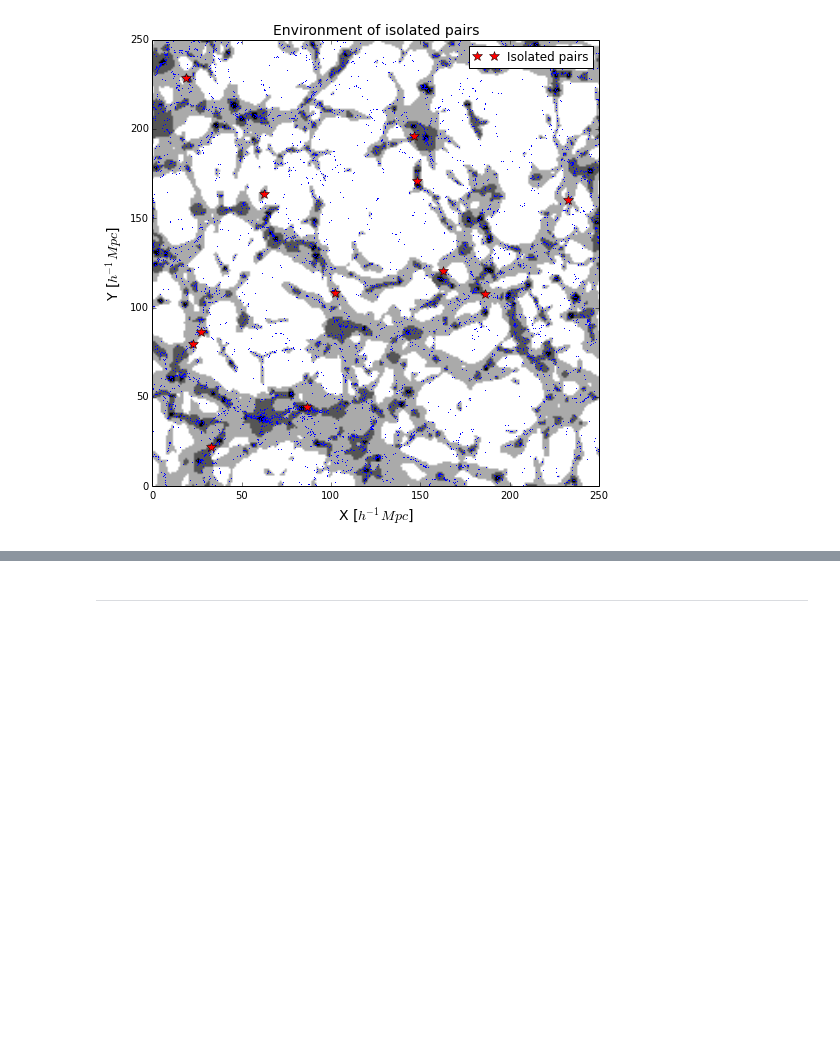
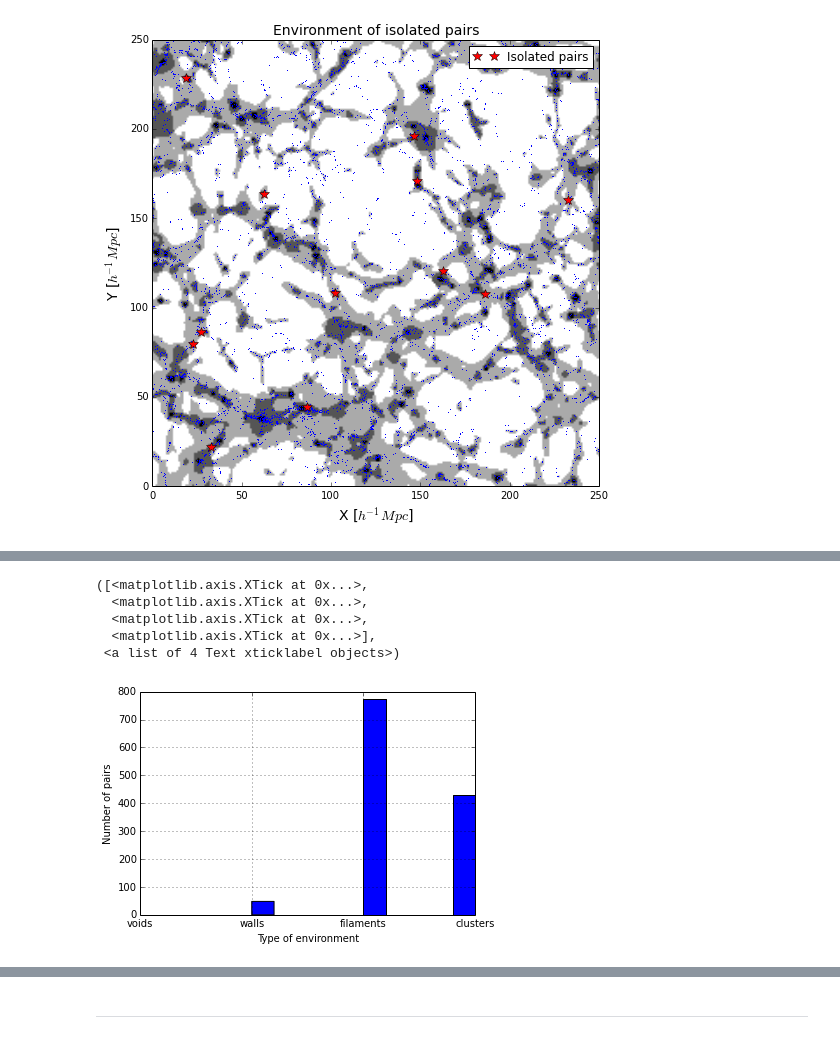
Before and after one commit to sbustamante/LGVoids, a Jupyter notebook: codes/notebook.ipynb, the cells around one changed output, grey strips where cells are left out. Drawn from its saved outputs; the diff is of its cells as text; code cells hidden in the pictures; blank space fills up the shorter version.

Commit message:
Statistics of voids

```diff
--- a/codes/notebook.ipynb
+++ b/codes/notebook.ipynb
@@ -429,3 +433,16 @@ plt.grid()
+# %%
+plt.hist(ip_env)
+plt.grid()
+plt.ylabel( "Number of pairs" )
+plt.xlabel( "Type of environment" )
+plt.xticks( [0,1,2,3], ["voids", "walls", "filaments", "clusters"] )
+# %% [output]
+([<matplotlib.axis.XTick at 0x...>,
+  <matplotlib.axis.XTick at 0x...>,
+  <matplotlib.axis.XTick at 0x...>,
+  <matplotlib.axis.XTick at 0x...>],
+ <a list of 4 Text xticklabel objects>)
+[figure, added]
 # %%
 lg_eig1, lg_eig2, lg_eig3 = halos_eigs[(LGpairs[:,2]-1).astype(int)].T
 # %%
```
Also changed, not shown: parts of 12 cells of this notebook.
